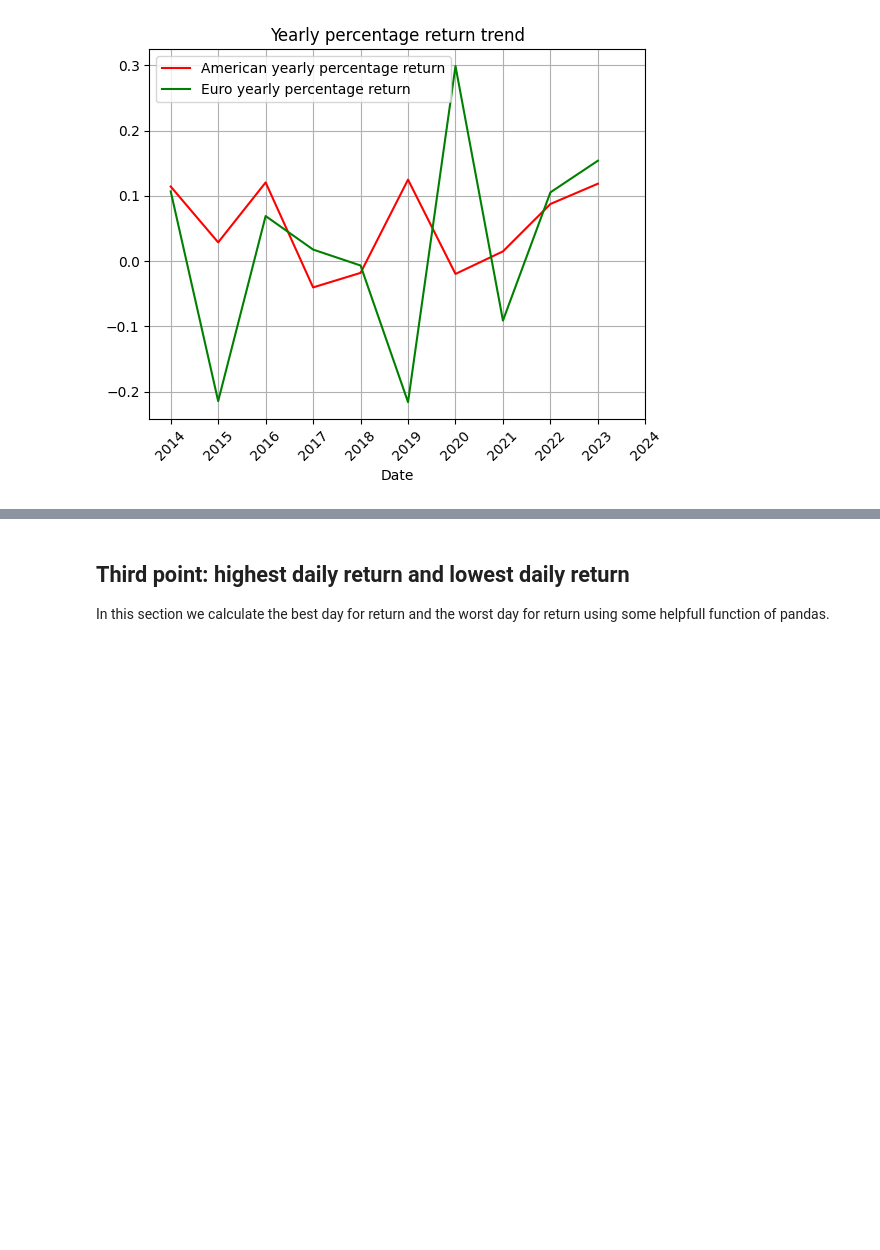
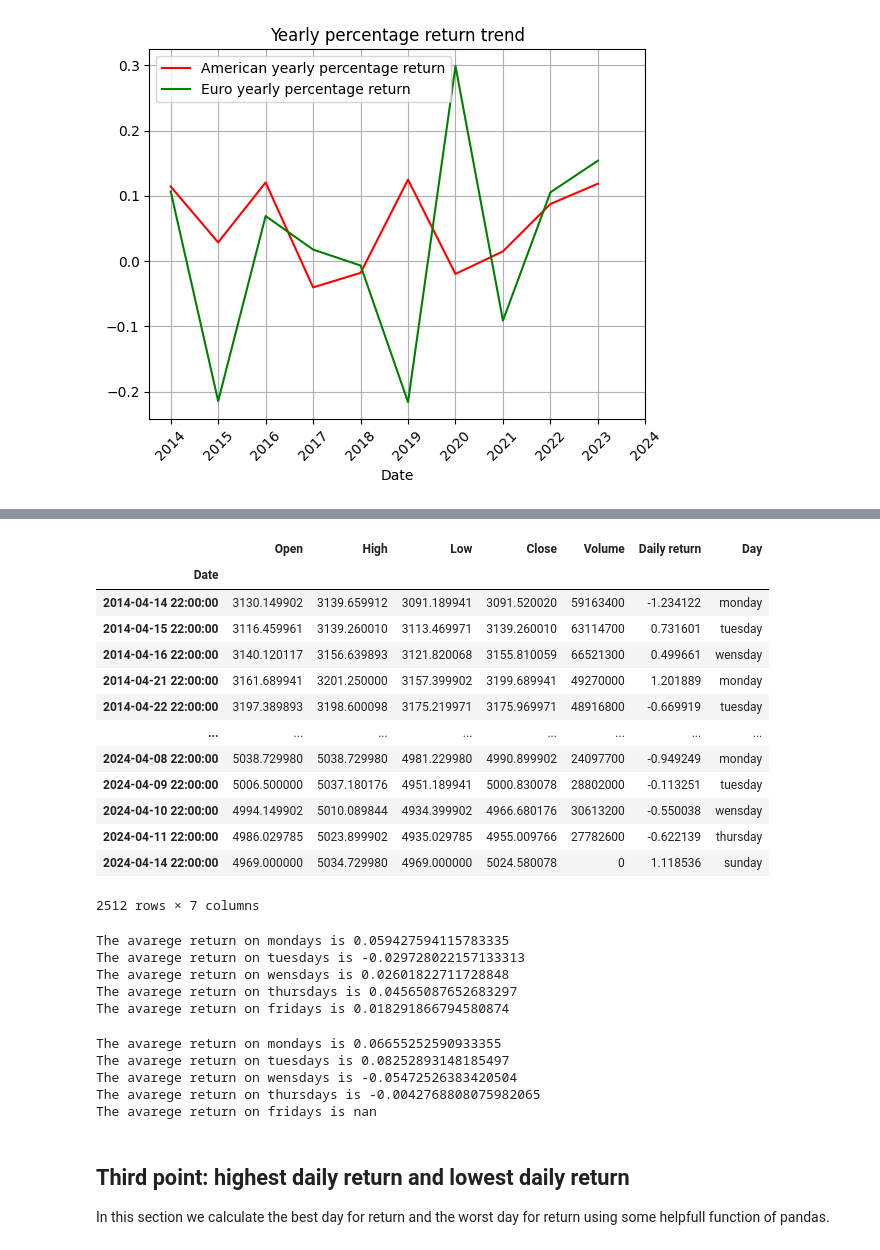
Before and after one commit to kozen88/StockAnalisys, a Jupyter notebook: Stock_analisys.ipynb, the cells around one changed output, grey strips where cells are left out. Saved outputs shown, nothing was run; the diff lists cells and outputs as text; code cells hidden in the pictures; blank space fills up the shorter version.

```diff
--- a/Stock_analisys.ipynb
+++ b/Stock_analisys.ipynb
@@ -533,0 +537,21 @@ plt.show()
+# %%
+from datetime import datetime
+
+def get_weekday_name(date):
+    """
+    This function is able to map a date given in datetime object and return the name of the day for the date passed.
+
+    Parameter:
+    - date(date from datetime): is the date passed fopr knowing the day name.
+
+    Return:
+    -  weekdays[date.weekday()](str): the name of the day corrispondent.
+    """
+
+    weekdays = ["monday", "tuesday", "wensday", "thursday", "friday", "saturday", "sunday"]
+    return weekdays[date.weekday()]
+
+# Esempio di utilizzo
+data = df_american_date_idx.index[2]
+giorno_settimana = get_weekday_name(data)
+print("La data", data, "corrisponde a:", giorno_settimana)
@@ -533,0 +560,26 @@ plt.show()
+# %%
+# Copia il DataFrame per non modificare quello iniziale
+new_df_american_date_idx = df_american_date_idx.copy()
+new_df_euro_date_idx = df_euro_date_idx.copy()
+
+# Applica la funzione get_weekday_name all'indice del DataFrame copiato per ottenere il giorno della settimana
+new_df_american_date_idx['Day'] = new_df_american_date_idx.index.map(get_weekday_name)
+new_df_euro_date_idx['Day'] = new_df_euro_date_idx.index.map(get_weekday_name)
+
+# new_df_american_date_idx
+new_df_euro_date_idx
+# %% [output]
+|  | Open | High | Low | Close | Volume | Daily return | Day |
+| Date |  |  |  |  |  |  |  |
+| 2014-04-14 22:00:00 | 3130.149902 | 3139.659912 | 3091.189941 | 3091.520020 | 59163400 | -1.234122 | monday |
+| 2014-04-15 22:00:00 | 3116.459961 | 3139.260010 | 3113.469971 | 3139.260010 | 63114700 | 0.731601 | tuesday |
+| 2014-04-16 22:00:00 | 3140.120117 | 3156.639893 | 3121.820068 | 3155.810059 | 66521300 | 0.499661 | wensday |
+| 2014-04-21 22:00:00 | 3161.689941 | 3201.250000 | 3157.399902 | 3199.689941 | 49270000 | 1.201889 | monday |
+| 2014-04-22 22:00:00 | 3197.389893 | 3198.600098 | 3175.219971 | 3175.969971 | 48916800 | -0.669919 | tuesday |
+| ... | ... | ... | ... | ... | ... | ... | ... |
+| 2024-04-08 22:00:00 | 5038.729980 | 5038.729980 | 4981.229980 | 4990.899902 | 24097700 | -0.949249 | monday |
+| 2024-04-09 22:00:00 | 5006.500000 | 5037.180176 | 4951.189941 | 5000.830078 | 28802000 | -0.113251 | tuesday |
+| 2024-04-10 22:00:00 | 4994.149902 | 5010.089844 | 4934.399902 | 4966.680176 | 30613200 | -0.550038 | wensday |
+| 2024-04-11 22:00:00 | 4986.029785 | 5023.899902 | 4935.029785 | 4955.009766 | 27782600 | -0.622139 | thursday |
+| 2024-04-14 22:00:00 | 4969.000000 | 5034.729980 | 4969.000000 | 5024.580078 | 0 | 1.118536 | sunday |
+2512 rows × 7 columns
@@ -534,3 +603,34 @@ plt.show()
+# %%
+working_market_day = ['monday', 'tuesday', 'wensday', 'thursday', 'friday']
+average_per_day_america = []
+
+for day in working_market_day:
+  average = get_average_day_return(day, new_df_american_date_idx)
+  average_per_day_america.append(average)
+
+for i in range(0,len(working_market_day)):
+  print(f"The avarege return on {working_market_day[i]+'s'} is {average_per_day_america[i]}")
+# %% [output]
+The avarege return on mondays is 0.059427594115783335
+The avarege return on tuesdays is -0.029728022157133313
+The avarege return on wensdays is 0.02601822711728848
+The avarege return on thursdays is 0.04565087652683297
+The avarege return on fridays is 0.018291866794580874
+# %%
+average_per_day_euro = []
+
+for day in working_market_day:
+  average = get_average_day_return(day, new_df_euro_date_idx)
+  average_per_day_euro.append(average)
+
+for i in range(0,len(working_market_day)):
+  print(f"The avarege return on {working_market_day[i]+'s'} is {average_per_day_euro[i]}")
+# %% [output]
+The avarege return on mondays is 0.06655252590933355
+The avarege return on tuesdays is 0.08252893148185497
+The avarege return on wensdays is -0.05472526383420504
+The avarege return on thursdays is -0.0042768808075982065
+The avarege return on fridays is nan
 # %% [markdown]
 ## Third point: highest daily return and lowest daily return
 In this section we calculate the best day for return and the worst day for return using some helpfull function of pandas.
```
Also changed, not shown: parts of 4 cells of this notebook.
